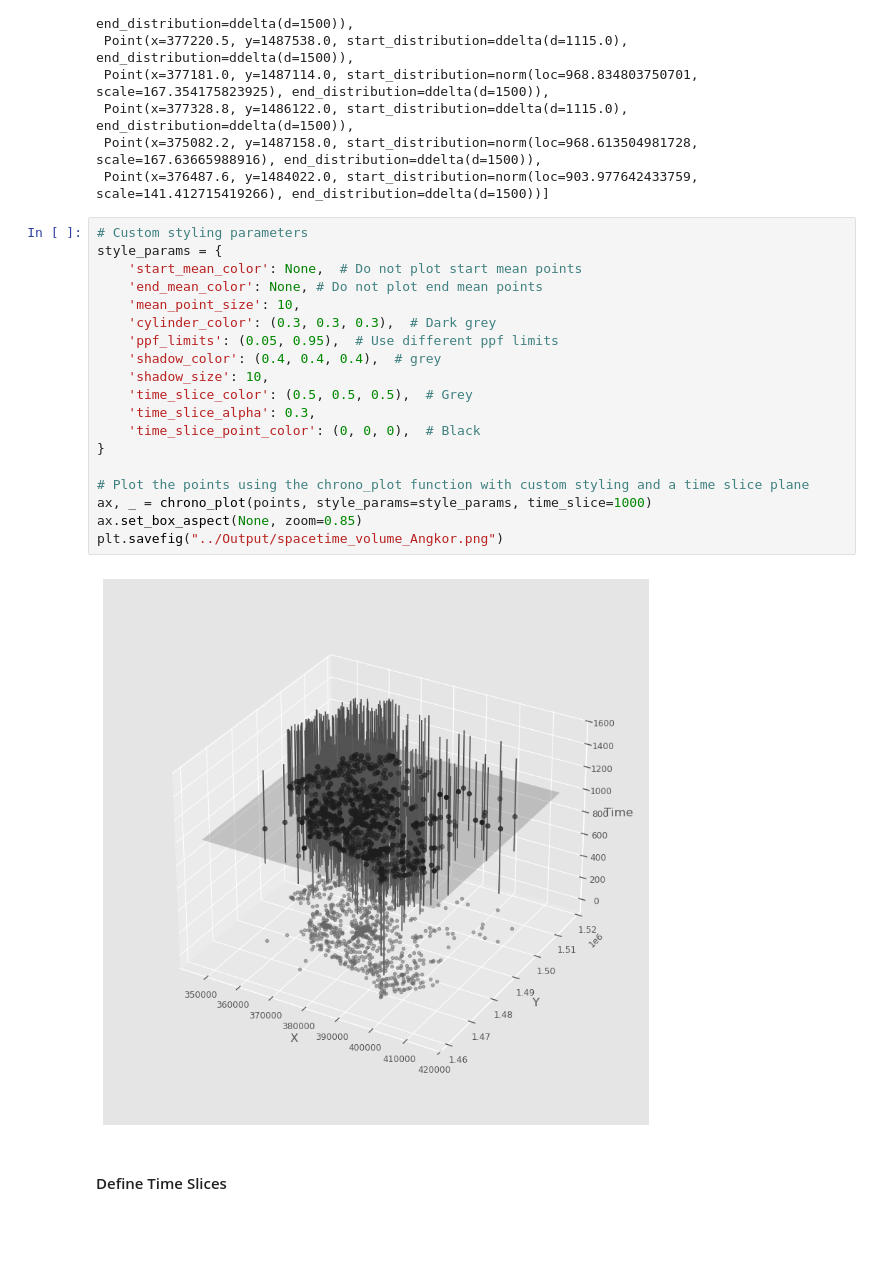
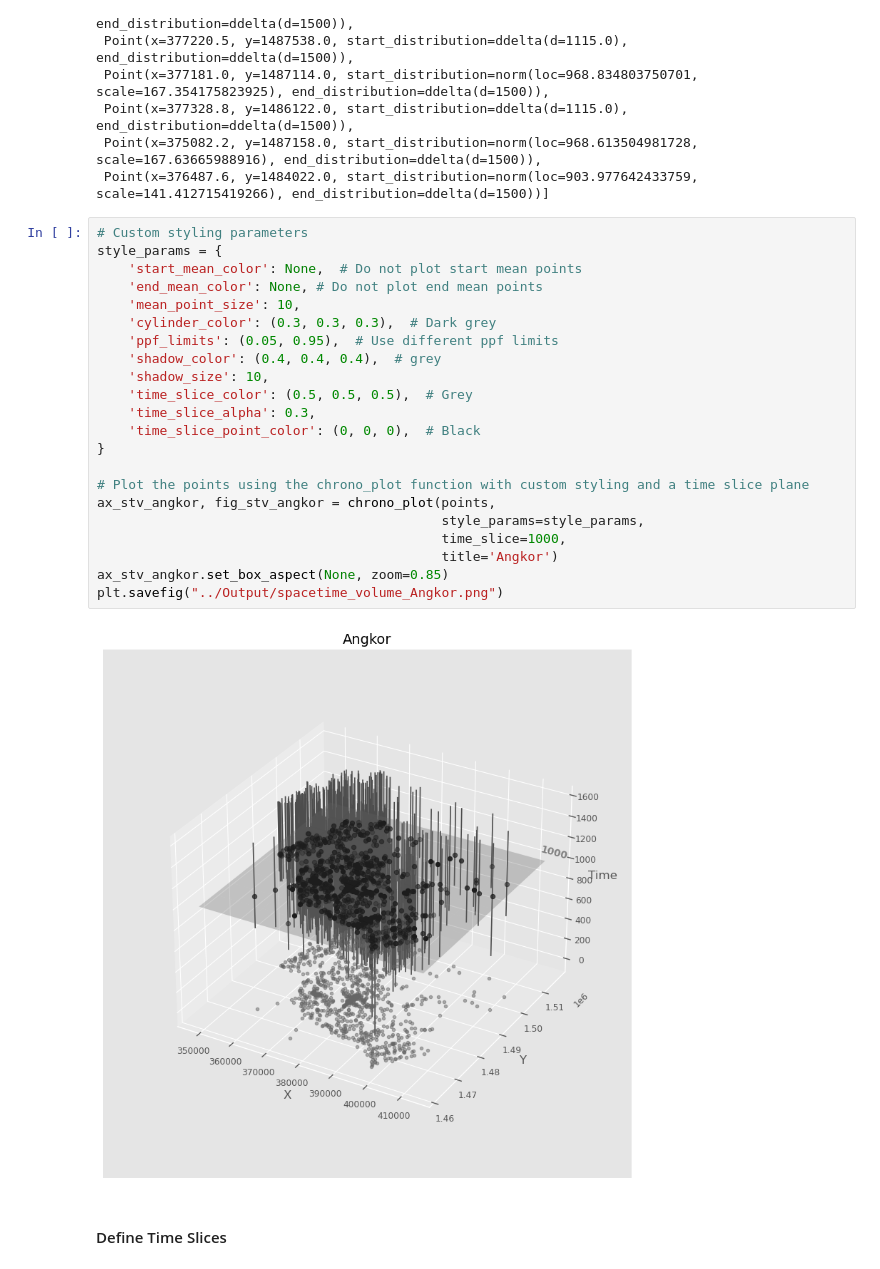
Before and after one commit to wccarleton/angkorclusters, a Jupyter notebook: Src/analysis.ipynb, the cells around one changed output. Cells and saved outputs as stored; diff of their text form; blank space fills up the shorter version.

Commit message:
plot updates

```diff
--- a/Src/analysis.ipynb
+++ b/Src/analysis.ipynb
@@ -97,24 +97,27 @@ points[:10]
 # %%
 # Custom styling parameters
 style_params = {
     'start_mean_color': None,  # Do not plot start mean points
     'end_mean_color': None, # Do not plot end mean points
     'mean_point_size': 10,
     'cylinder_color': (0.3, 0.3, 0.3),  # Dark grey
     'ppf_limits': (0.05, 0.95),  # Use different ppf limits
     'shadow_color': (0.4, 0.4, 0.4),  # grey
     'shadow_size': 10,
     'time_slice_color': (0.5, 0.5, 0.5),  # Grey
     'time_slice_alpha': 0.3,
     'time_slice_point_color': (0, 0, 0),  # Black
 }
 
 # Plot the points using the chrono_plot function with custom styling and a time slice plane
-ax, _ = chrono_plot(points, style_params=style_params, time_slice=1000)
-ax.set_box_aspect(None, zoom=0.85)
+ax_stv_angkor, fig_stv_angkor = chrono_plot(points,
+                                            style_params=style_params,
+                                            time_slice=1000,
+                                            title='Angkor')
+ax_stv_angkor.set_box_aspect(None, zoom=0.85)
 plt.savefig("../Output/spacetime_volume_Angkor.png")
 # %% [output]
-[figure, old version]
+[figure, new version]
 # %% [markdown]
 #### Define Time Slices
 # %%
```
Also changed, not shown: parts of 1 cell of this notebook, 3 other files.
